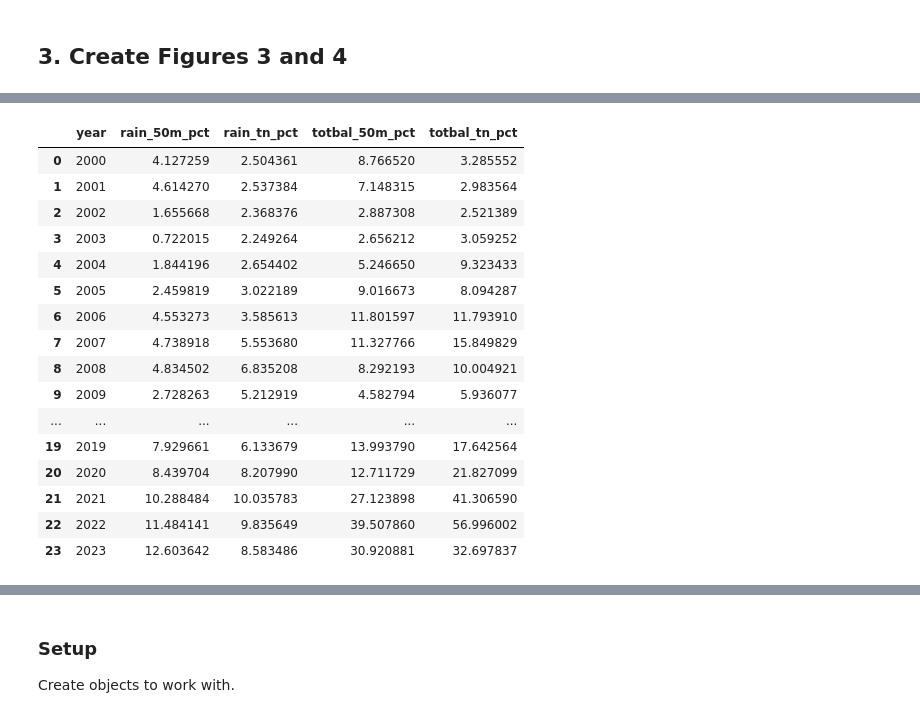
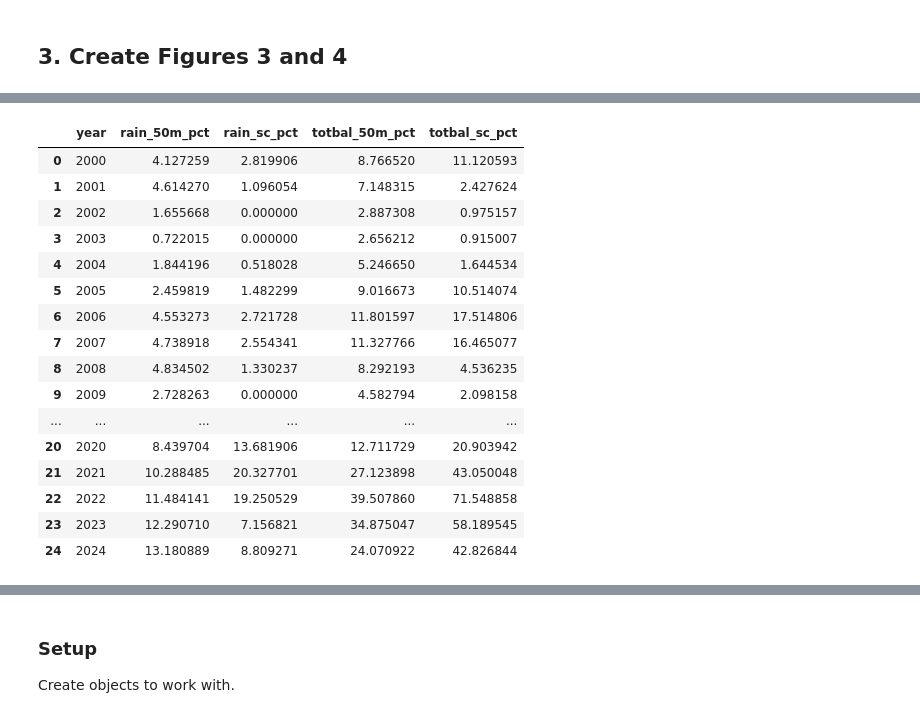
Before and after one commit to OpenSourceEcon/SC-IndivBusTax, a Jupyter notebook: SC_IndivBusTax.ipynb, the cells around one changed output, grey strips where cells are left out. Cells and saved outputs as stored; diff of their text form; code cells hidden in the pictures.

```diff
--- a/SC_IndivBusTax.ipynb
+++ b/SC_IndivBusTax.ipynb
@@ -1379,3 +1317,22 @@ totbal_pct_df = totbal_pct_df.rename(columns = {
+# %%
+# Create a DataFrame of just the total balances and reserves as a percent of
+# general fund expenditures by state and by year
+totbal_pct_df = pd.read_csv(
+    rain_totbal_path,
+    skiprows=5,
+    skipfooter=4,
+    index_col=0,
+    usecols=[
+        0, 51, 52, 53, 54, 55, 56, 57, 58, 59, 60, 61, 62, 63, 64, 65, 66, 67,
+        68, 69, 70, 71, 72, 73, 74, 75
+    ],
+    names=[
+        'state', '2000', '2001', '2002', '2003', '2004', '2005', '2006',
+        '2007', '2008', '2009', '2010', '2011', '2012', '2013', '2014', '2015',
+        '2016', '2017', '2018', '2019', '2020', '2021', '2022', '2023', '2024'
+    ]
+)
+# totbal_pct_df
 # %%
 rain_pct_50_df = rain_pct_df.loc["50-state median", :].to_frame().reset_index()
 rain_pct_50_df.rename(
@@ -1384,72 +1341,74 @@ rain_pct_50_df.rename(
 rain_pct_50_df["percent"] = 100 * rain_pct_50_df["fraction"]
 rain_pct_50_df["series"] = "50-state median Rainy Day Fund"
 
-rain_pct_tn_df = rain_pct_df.loc["Tennessee", :].to_frame().reset_index()
-rain_pct_tn_df = rain_pct_tn_df.rename(
-    columns = {"index":"year", "Tennessee":"fraction"}
+rain_pct_sc_df = rain_pct_df.loc["South Carolina", :].to_frame().reset_index()
+rain_pct_sc_df = rain_pct_sc_df.rename(
+    columns = {"index":"year", "South Carolina":"fraction"}
 )
-rain_pct_tn_df["percent"] = 100 * rain_pct_tn_df["fraction"]
-rain_pct_tn_df["series"] = "Tennessee Rainy Day Fund"
+rain_pct_sc_df["percent"] = 100 * rain_pct_sc_df["fraction"]
+rain_pct_sc_df["series"] = "South Carolina Rainy Day Fund"
 
 totbal_pct_50_df = \
     totbal_pct_df.loc["50-state median", :].to_frame().reset_index()
 totbal_pct_50_df = totbal_pct_50_df.rename(
     columns = {"index":"year", "50-state median":"fraction"}
 )
 totbal_pct_50_df["percent"] = 100 * totbal_pct_50_df["fraction"]
 totbal_pct_50_df["series"] = "50-state median total reserve balances"
 
-totbal_pct_tn_df = totbal_pct_df.loc["Tennessee", :].to_frame().reset_index()
-totbal_pct_tn_df = totbal_pct_tn_df.rename(
-    columns = {'index':'year', "Tennessee":"fraction"}
+totbal_pct_sc_df = totbal_pct_df.loc[
+    "South Carolina", :
+].to_frame().reset_index()
+totbal_pct_sc_df = totbal_pct_sc_df.rename(
+    columns = {'index':'year', "South Carolina":"fraction"}
 )
-totbal_pct_tn_df["percent"] = 100 * totbal_pct_tn_df["fraction"]
-totbal_pct_tn_df["series"] = "Tennessee total reserve balances"
+totbal_pct_sc_df["percent"] = 100 * totbal_pct_sc_df["fraction"]
+totbal_pct_sc_df["series"] = "South Carolina total reserve balances"
 
 # Merge the four DataFrames to save the joint dataframe as a .csv
-fig4_source_df = rain_pct_50_df[['year', 'percent']].rename(
+fig3_source_df = rain_pct_50_df[['year', 'percent']].rename(
     columns={'percent':'rain_50m_pct'}
 )
-fig4_source_df = pd.merge(
-    fig4_source_df,
-    rain_pct_tn_df[['year', 'percent']].rename(
-        columns={'percent':'rain_tn_pct'}
+fig3_source_df = pd.merge(
+    fig3_source_df,
+    rain_pct_sc_df[['year', 'percent']].rename(
+        columns={'percent':'rain_sc_pct'}
     ),
     on='year', how='inner'
 )
-fig4_source_df = pd.merge(
-    fig4_source_df,
+fig3_source_df = pd.merge(
+    fig3_source_df,
     totbal_pct_50_df[['year', 'percent']].rename(
         columns={'percent':'totbal_50m_pct'}
     ),
     on='year', how='inner'
 )
-fig4_source_df = pd.merge(
-    fig4_source_df,
-    totbal_pct_tn_df[['year', 'percent']].rename(
-        columns={'percent':'totbal_tn_pct'}
+fig3_source_df = pd.merge(
+    fig3_source_df,
+    totbal_pct_sc_df[['year', 'percent']].rename(
+        columns={'percent':'totbal_sc_pct'}
     ),
     on='year', how='inner'
 )
-fig4_source_df.to_csv('./data/fig4_source.csv', index=False)
+fig3_source_df.to_csv('./data/fig3_source.csv', index=False)
 
-fig4_source_df
+fig3_source_df
 # %% [output]
-|  | year | rain_50m_pct | rain_tn_pct | totbal_50m_pct | totbal_tn_pct |
-| 0 | 2000 | 4.127259 | 2.504361 | 8.766520 | 3.285552 |
-| 1 | 2001 | 4.614270 | 2.537384 | 7.148315 | 2.983564 |
-| 2 | 2002 | 1.655668 | 2.368376 | 2.887308 | 2.521389 |
-| 3 | 2003 | 0.722015 | 2.249264 | 2.656212 | 3.059252 |
-| 4 | 2004 | 1.844196 | 2.654402 | 5.246650 | 9.323433 |
-| 5 | 2005 | 2.459819 | 3.022189 | 9.016673 | 8.094287 |
-| 6 | 2006 | 4.553273 | 3.585613 | 11.801597 | 11.793910 |
-| 7 | 2007 | 4.738918 | 5.553680 | 11.327766 | 15.849829 |
-| 8 | 2008 | 4.834502 | 6.835208 | 8.292193 | 10.004921 |
-| 9 | 2009 | 2.728263 | 5.212919 | 4.582794 | 5.936077 |
+|  | year | rain_50m_pct | rain_sc_pct | totbal_50m_pct | totbal_sc_pct |
+| 0 | 2000 | 4.127259 | 2.819906 | 8.766520 | 11.120593 |
+| 1 | 2001 | 4.614270 | 1.096054 | 7.148315 | 2.427624 |
+| 2 | 2002 | 1.655668 | 0.000000 | 2.887308 | 0.975157 |
+| 3 | 2003 | 0.722015 | 0.000000 | 2.656212 | 0.915007 |
+| 4 | 2004 | 1.844196 | 0.518028 | 5.246650 | 1.644534 |
+| 5 | 2005 | 2.459819 | 1.482299 | 9.016673 | 10.514074 |
+| 6 | 2006 | 4.553273 | 2.721728 | 11.801597 | 17.514806 |
+| 7 | 2007 | 4.738918 | 2.554341 | 11.327766 | 16.465077 |
+| 8 | 2008 | 4.834502 | 1.330237 | 8.292193 | 4.536235 |
+| 9 | 2009 | 2.728263 | 0.000000 | 4.582794 | 2.098158 |
 | ... | ... | ... | ... | ... | ... |
-| 19 | 2019 | 7.929661 | 6.133679 | 13.993790 | 17.642564 |
-| 20 | 2020 | 8.439704 | 8.207990 | 12.711729 | 21.827099 |
-| 21 | 2021 | 10.288484 | 10.035783 | 27.123898 | 41.306590 |
-| 22 | 2022 | 11.484141 | 9.835649 | 39.507860 | 56.996002 |
-| 23 | 2023 | 12.603642 | 8.583486 | 30.920881 | 32.697837 |
+| 20 | 2020 | 8.439704 | 13.681906 | 12.711729 | 20.903942 |
+| 21 | 2021 | 10.288485 | 20.327701 | 27.123898 | 43.050048 |
+| 22 | 2022 | 11.484141 | 19.250529 | 39.507860 | 71.548858 |
+| 23 | 2023 | 12.290710 | 7.156821 | 34.875047 | 58.189545 |
+| 24 | 2024 | 13.180889 | 8.809271 | 24.070922 | 42.826844 |
 # %%
```
Also changed, not shown: parts of 15 cells of this notebook, 9 other files.
